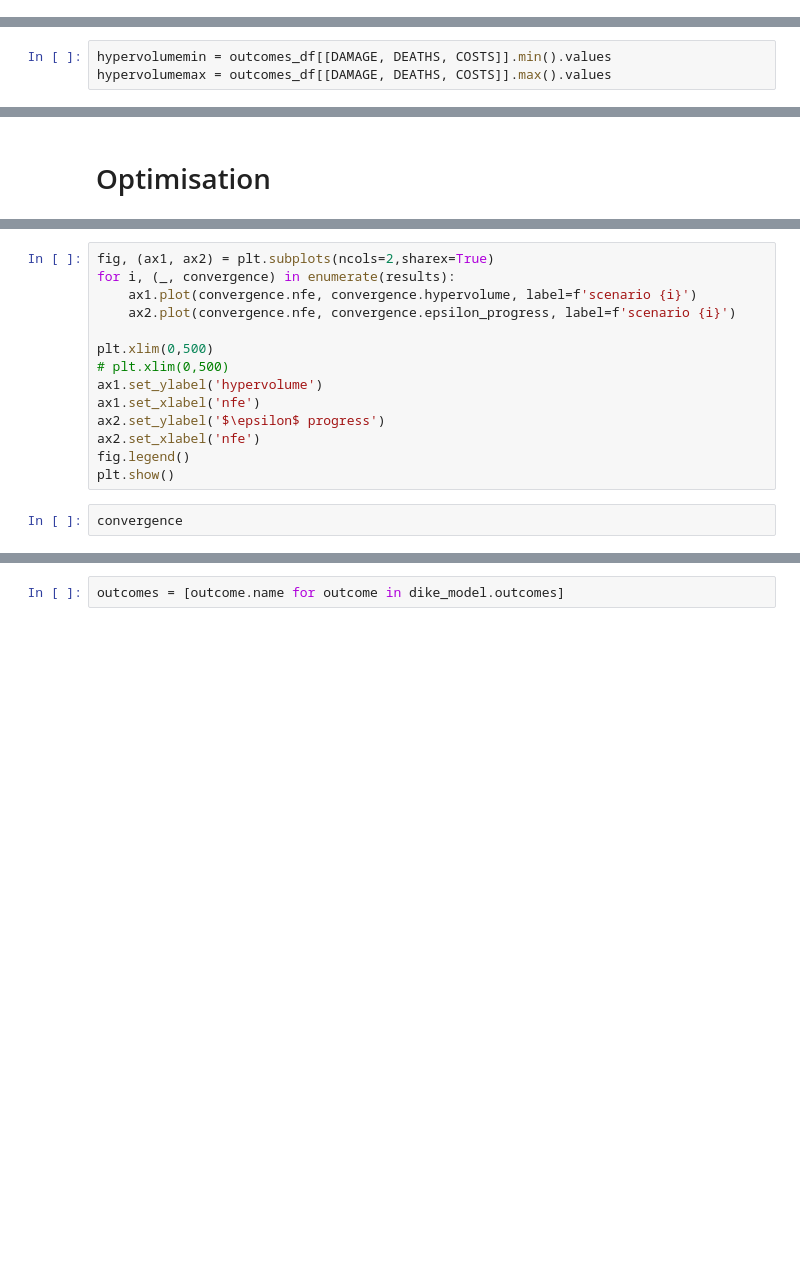
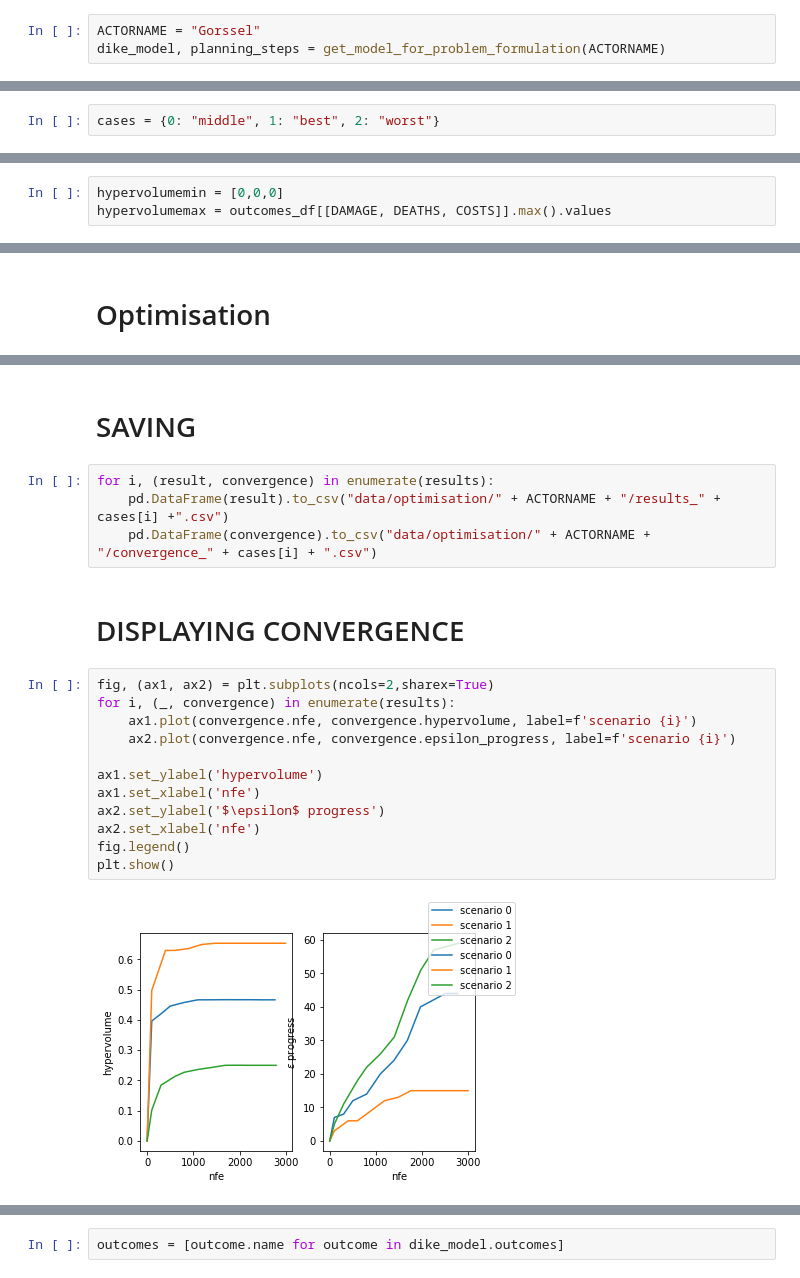
Before and after one commit to Lischip/FabiosDecisions, a Jupyter notebook: epa1361/final assignment/gorssel_optimisation.ipynb, the cells around one changed output, grey strips where cells are left out. Drawn from its saved outputs; the diff is of its cells as text; blank space fills up the shorter version.

Commit message:
gorssel optimisation

```diff
--- a/epa1361/final assignment/gorssel_optimisation.ipynb
+++ b/epa1361/final assignment/gorssel_optimisation.ipynb
@@ -16,3 +14,6 @@ dike_model, planning_steps = get_model_for_problem_formulation("Gorssel")
+# %%
+ACTORNAME = "Gorssel"
+dike_model, planning_steps = get_model_for_problem_formulation(ACTORNAME)
 # %% [markdown]
 # Scenario selection
 # %%
@@ -64,8 +65,10 @@ middle_case.loc[:, uncertainties]
 1 rows × 37 columns
 # %%
 selected = pd.concat([middle_case.loc[:, uncertainties], best_case.loc[:, uncertainties], worst_case.loc[:, uncertainties]], axis=0)
+# %%
+cases = {0: "middle", 1: "best", 2: "worst"}
 # %%
 scenarios = [Scenario(f"{index}", **row) for index, row in selected.iterrows()]
 # %%
-hypervolumemin = outcomes_df[[DAMAGE, DEATHS, COSTS]].min().values
+hypervolumemin = [0,0,0]
 hypervolumemax = outcomes_df[[DAMAGE, DEATHS, COSTS]].max().values
@@ -116,16 +120,22 @@ for scenario in scenarios:
+# %% [markdown]
+# SAVING
+# %%
+for i, (result, convergence) in enumerate(results):
+    pd.DataFrame(result).to_csv("data/optimisation/" + ACTORNAME + "/results_" + cases[i] +".csv")
+    pd.DataFrame(convergence).to_csv("data/optimisation/" + ACTORNAME + "/convergence_" + cases[i] + ".csv")
+# %% [markdown]
+# DISPLAYING CONVERGENCE
 # %%
 fig, (ax1, ax2) = plt.subplots(ncols=2,sharex=True)
 for i, (_, convergence) in enumerate(results):
     ax1.plot(convergence.nfe, convergence.hypervolume, label=f'scenario {i}')
     ax2.plot(convergence.nfe, convergence.epsilon_progress, label=f'scenario {i}')
 
-plt.xlim(0,500)
-# plt.xlim(0,500)
 ax1.set_ylabel('hypervolume')
 ax1.set_xlabel('nfe')
 ax2.set_ylabel('$\epsilon$ progress')
 ax2.set_xlabel('nfe')
 fig.legend()
 plt.show()
+# %% [output]
+[figure, added]
-# %%
-convergence
```
Also changed, not shown: parts of 11 cells of this notebook, 6 other files.
